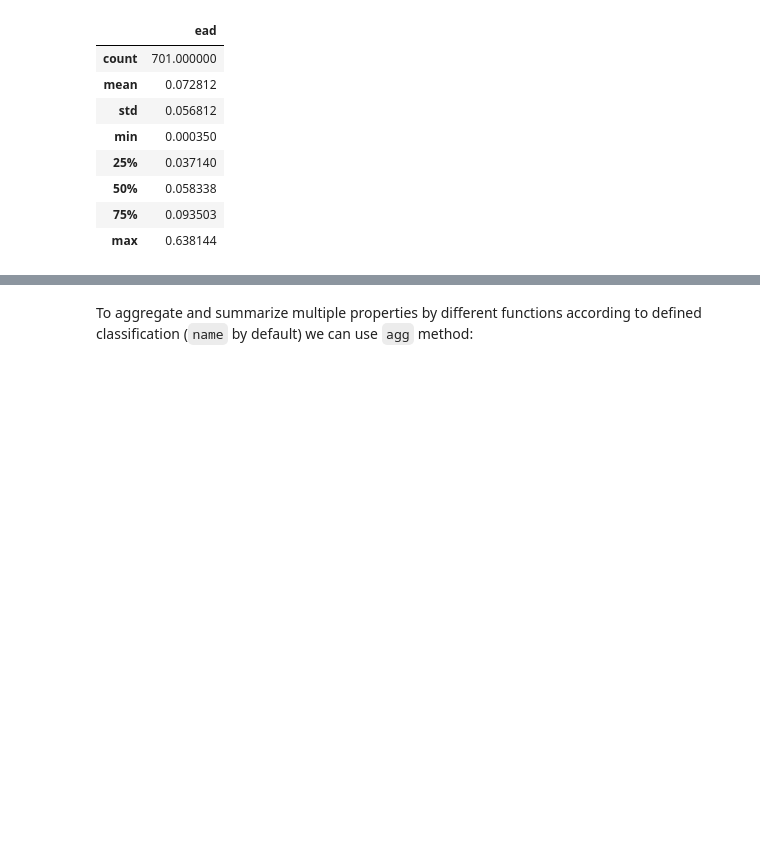
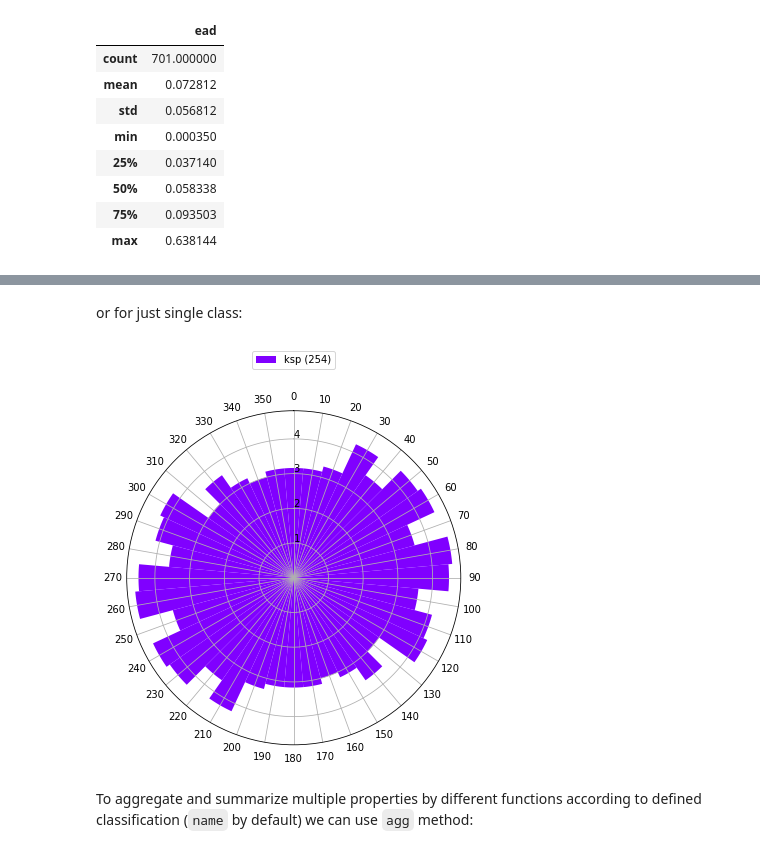
Before and after one commit to ondrolexa/polylx, a Jupyter notebook: polylx_tutorial.ipynb, the cells around one changed output, grey strips where cells are left out. Cells and saved outputs as stored; diff of their text form; code cells hidden in the pictures; blank space fills up the shorter version.

Commit message:
Groupped rose implemented

```diff
--- a/polylx_tutorial.ipynb
+++ b/polylx_tutorial.ipynb
@@ -89,3 +95,9 @@ g.df('ead').describe()
+# %% [markdown]
+or for just single class:
+# %%
+g['ksp'].rose()
+# %% [output]
+[figure, added]
 # %% [markdown]
 To aggregate and summarize multiple properties by different functions according to defined classification (`name` by default) we can use `agg` method:
 # %%
```
Also changed, not shown: parts of 8 cells of this notebook, 4 other files.
